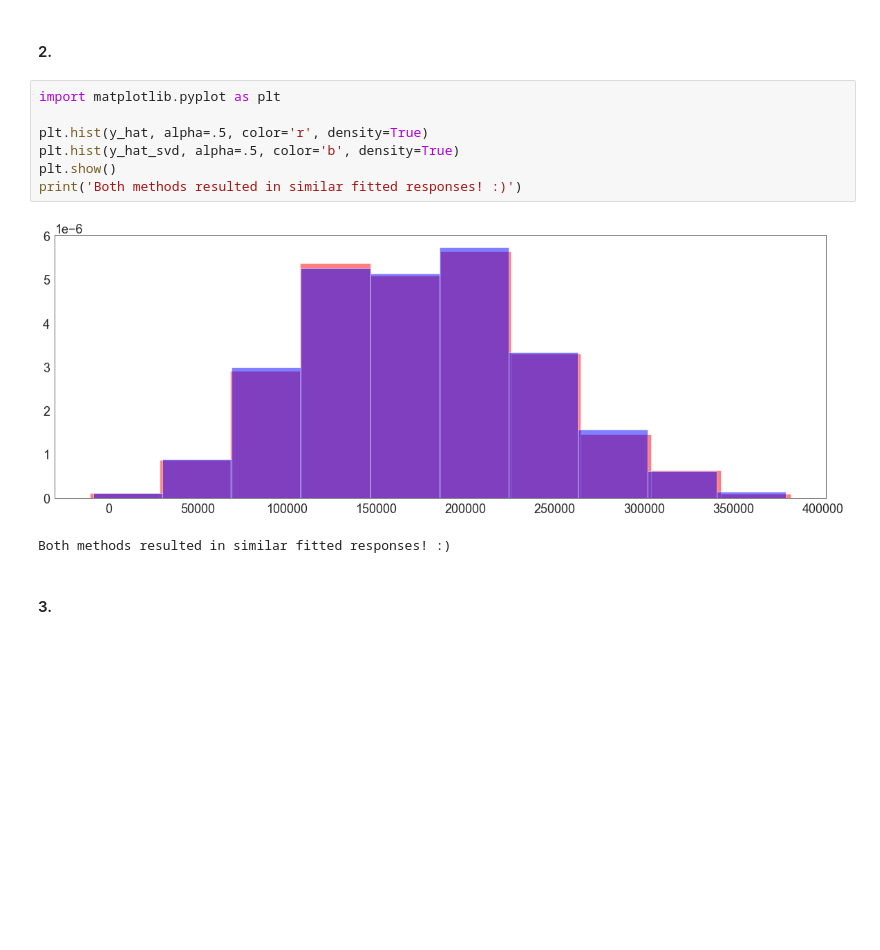
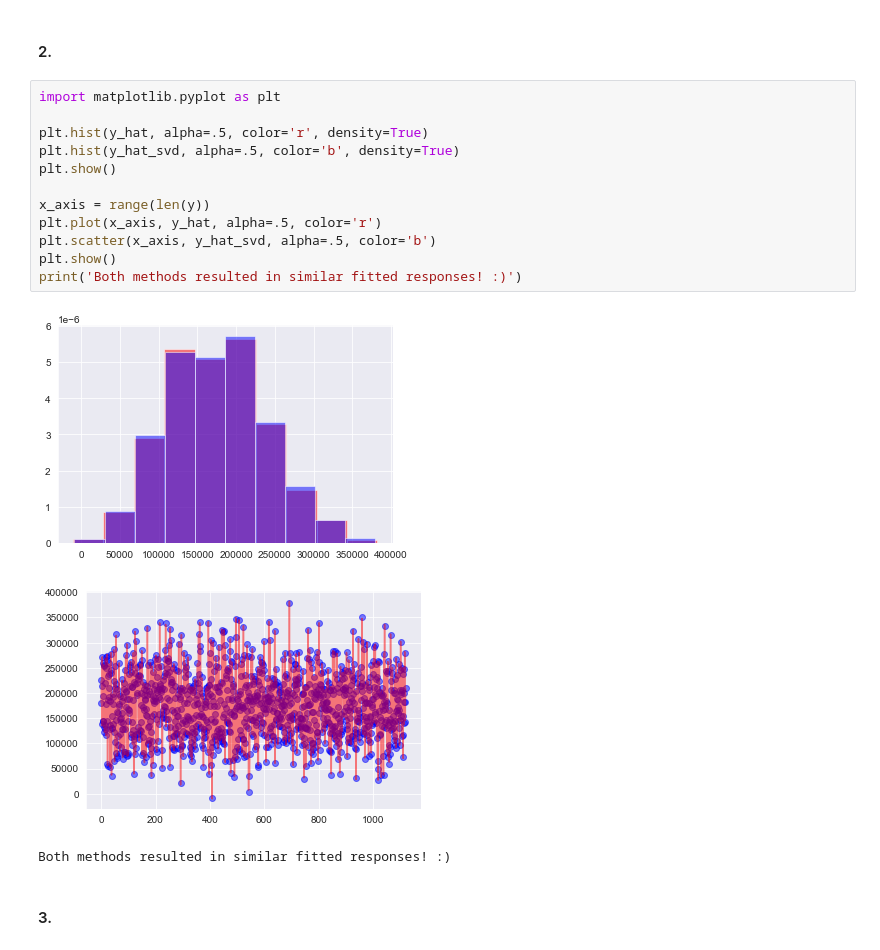
Before and after one commit to Nesher123/advanced-statistics, a Jupyter notebook: hw4/hw4.ipynb, the cells around one changed output. Cells and saved outputs as stored; diff of their text form; blank space fills up the shorter version.

```diff
--- a/hw4/hw4.ipynb
+++ b/hw4/hw4.ipynb
@@ -167,12 +167,18 @@ R^2 (SVD) is smaller than R^2 (inverting matrices)
 # %%
 import matplotlib.pyplot as plt
 
 plt.hist(y_hat, alpha=.5, color='r', density=True)
 plt.hist(y_hat_svd, alpha=.5, color='b', density=True)
 plt.show()
+
+x_axis = range(len(y))
+plt.plot(x_axis, y_hat, alpha=.5, color='r')
+plt.scatter(x_axis, y_hat_svd, alpha=.5, color='b')
+plt.show()
 print('Both methods resulted in similar fitted responses! :)')
 # %% [output]
-[figure, old version]
+[figure, new version]
+[figure, added]
 Both methods resulted in similar fitted responses! :)
 # %% [markdown]
 #### 3.
```
Also changed, not shown: parts of 7 cells of this notebook.
